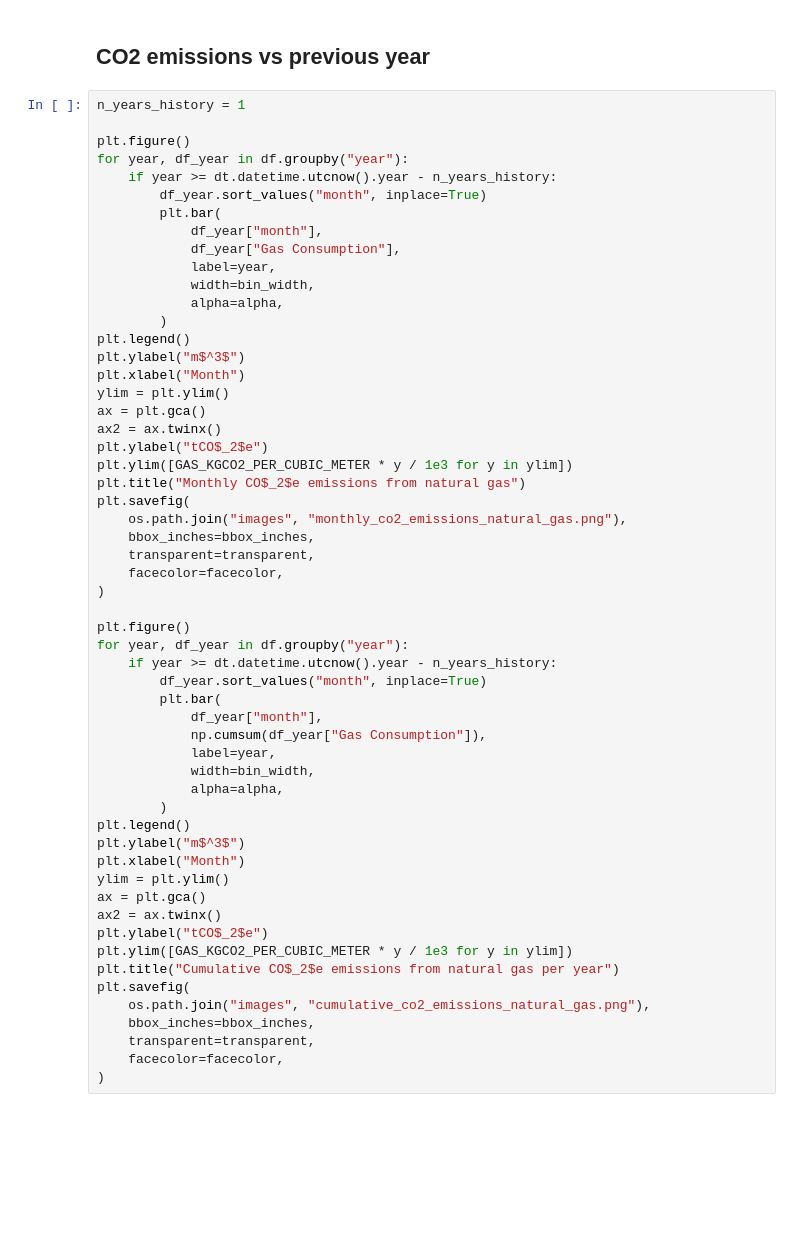
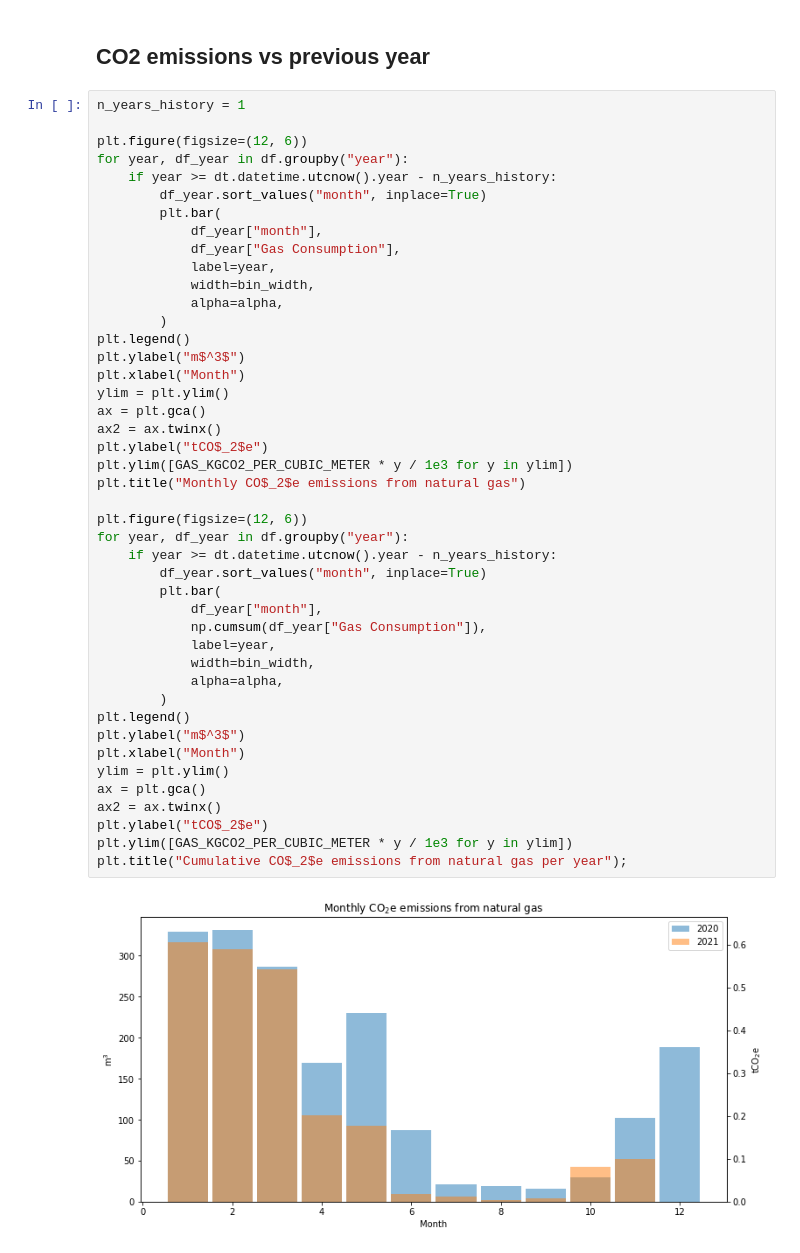
Before and after one commit to ryanfobel/utility-bill-scraper, a Jupyter notebook: notebooks/canada/on/kitchener_utilities.ipynb, the cells around one changed output. Saved outputs shown, nothing was run; the diff lists cells and outputs as text; blank space fills up the shorter version.

```diff
--- a/notebooks/canada/on/kitchener_utilities.ipynb
+++ b/notebooks/canada/on/kitchener_utilities.ipynb
@@ -134,7 +129,7 @@ plt.savefig(
 # %%
 n_years_history = 1
 
-plt.figure()
+plt.figure(figsize=(12, 6))
 for year, df_year in df.groupby("year"):
     if year >= dt.datetime.utcnow().year - n_years_history:
         df_year.sort_values("month", inplace=True)
@@ -146,44 +141,34 @@ for year, df_year in df.groupby("year"):
             alpha=alpha,
         )
 plt.legend()
 plt.ylabel("m$^3$")
 plt.xlabel("Month")
 ylim = plt.ylim()
 ax = plt.gca()
 ax2 = ax.twinx()
 plt.ylabel("tCO$_2$e")
 plt.ylim([GAS_KGCO2_PER_CUBIC_METER * y / 1e3 for y in ylim])
 plt.title("Monthly CO$_2$e emissions from natural gas")
-plt.savefig(
-    os.path.join("images", "monthly_co2_emissions_natural_gas.png"),
-    bbox_inches=bbox_inches,
-    transparent=transparent,
-    facecolor=facecolor,
-)
 
-plt.figure()
+plt.figure(figsize=(12, 6))
 for year, df_year in df.groupby("year"):
     if year >= dt.datetime.utcnow().year - n_years_history:
         df_year.sort_values("month", inplace=True)
         plt.bar(
             df_year["month"],
             np.cumsum(df_year["Gas Consumption"]),
             label=year,
             width=bin_width,
             alpha=alpha,
         )
 plt.legend()
 plt.ylabel("m$^3$")
 plt.xlabel("Month")
 ylim = plt.ylim()
 ax = plt.gca()
 ax2 = ax.twinx()
 plt.ylabel("tCO$_2$e")
 plt.ylim([GAS_KGCO2_PER_CUBIC_METER * y / 1e3 for y in ylim])
-plt.title("Cumulative CO$_2$e emissions from natural gas per year")
-plt.savefig(
-    os.path.join("images", "cumulative_co2_emissions_natural_gas.png"),
-    bbox_inches=bbox_inches,
-    transparent=transparent,
-    facecolor=facecolor,
-)
+plt.title("Cumulative CO$_2$e emissions from natural gas per year");
+# %% [output]
+[figure, added]
```
Also changed, not shown: parts of 5 cells of this notebook, 2 other files.
